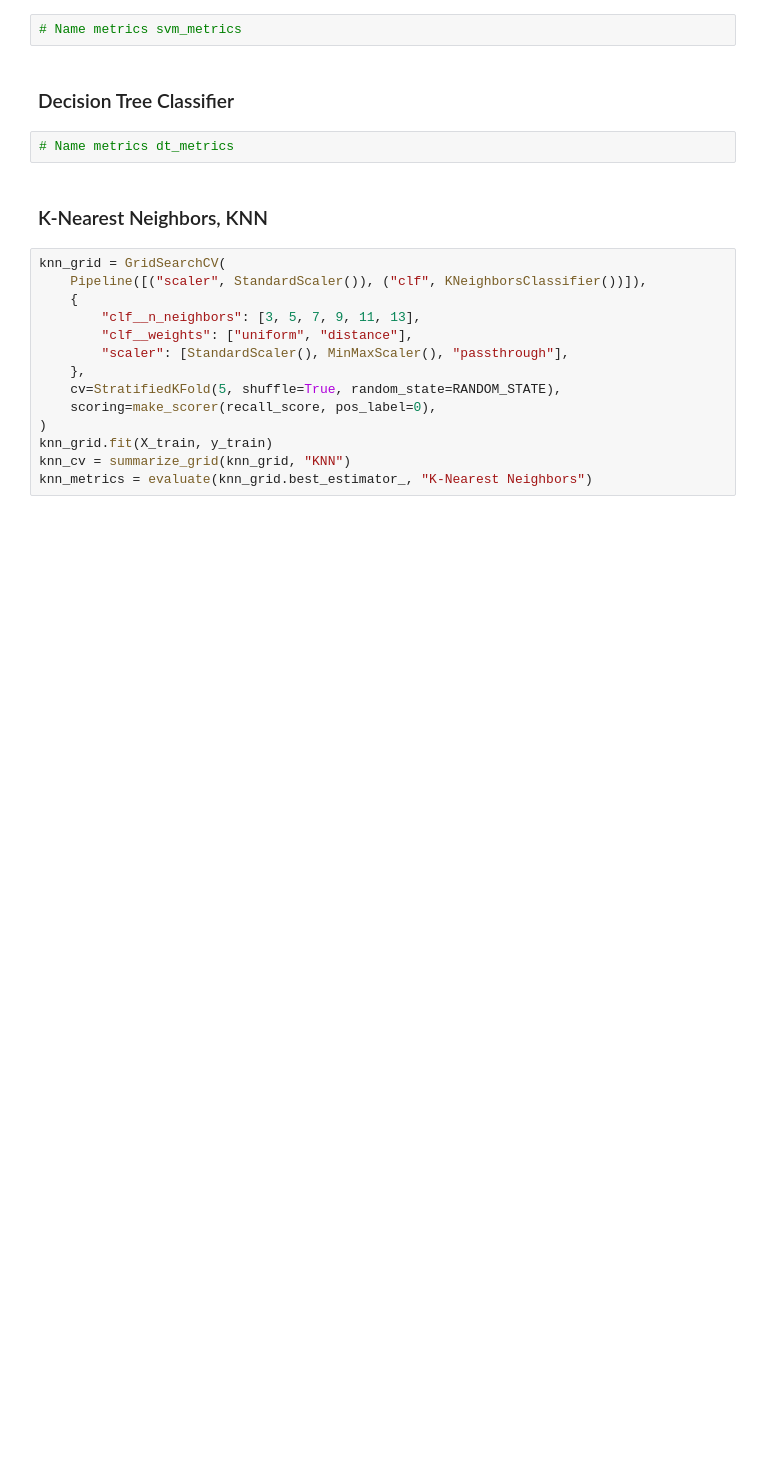
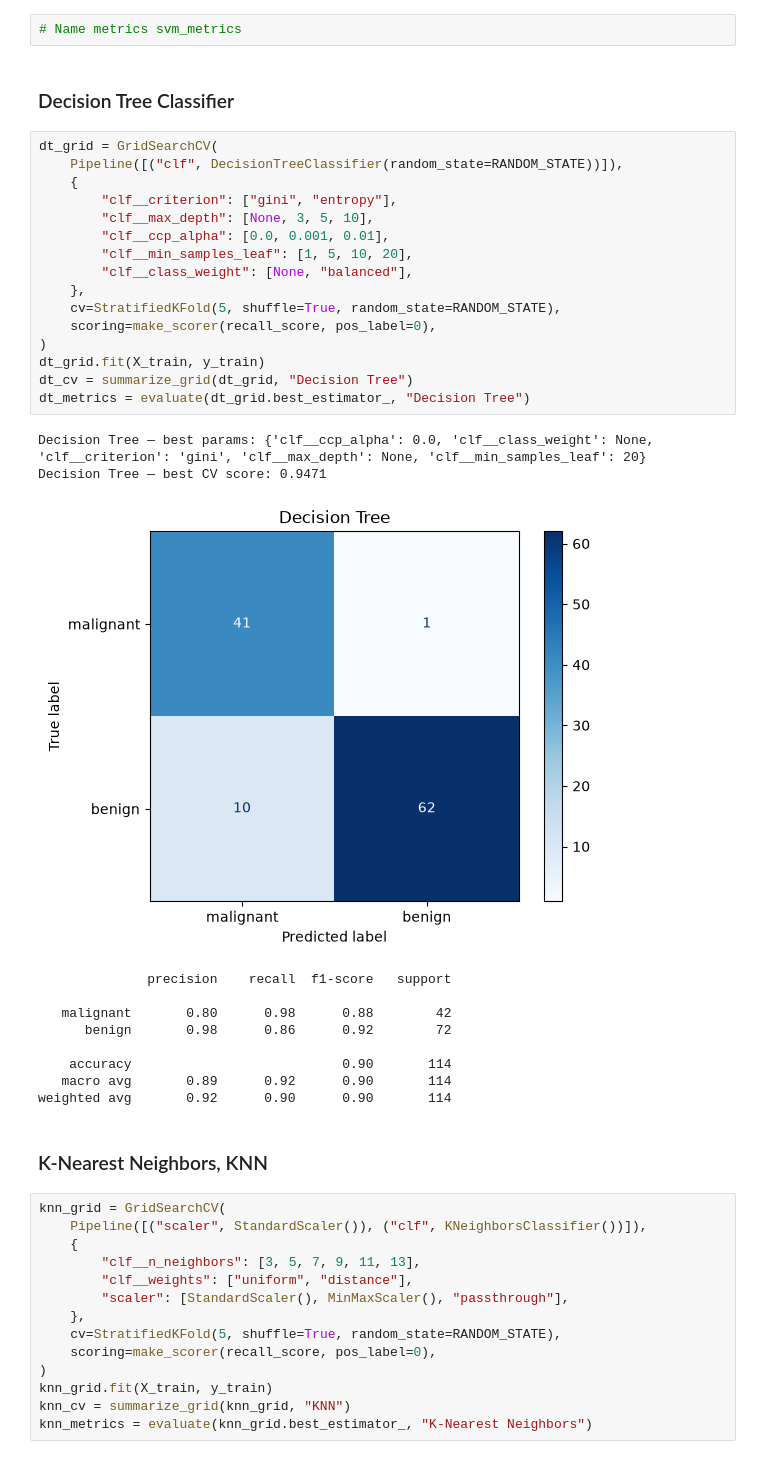
Before and after one commit to Jimmyjohn23/ML_Project1, a Jupyter notebook: main.ipynb, the cells around one changed output. Drawn from its saved outputs; the diff is of its cells as text; blank space fills up the shorter version.

```diff
--- a/main.ipynb
+++ b/main.ipynb
@@ -151,7 +151,33 @@ weighted avg       0.96      0.96      0.96       114
 # %% [markdown]
 ### Decision Tree Classifier
 # %%
-# Name metrics dt_metrics
+dt_grid = GridSearchCV(
+    Pipeline([("clf", DecisionTreeClassifier(random_state=RANDOM_STATE))]),
+    {
+        "clf__criterion": ["gini", "entropy"],
+        "clf__max_depth": [None, 3, 5, 10],
+        "clf__ccp_alpha": [0.0, 0.001, 0.01],
+        "clf__min_samples_leaf": [1, 5, 10, 20],
+        "clf__class_weight": [None, "balanced"],
+    },
+    cv=StratifiedKFold(5, shuffle=True, random_state=RANDOM_STATE),
+    scoring=make_scorer(recall_score, pos_label=0),
+)
+dt_grid.fit(X_train, y_train)
+dt_cv = summarize_grid(dt_grid, "Decision Tree")
+dt_metrics = evaluate(dt_grid.best_estimator_, "Decision Tree")
+# %% [output]
+Decision Tree — best params: {'clf__ccp_alpha': 0.0, 'clf__class_weight': None, 'clf__criterion': 'gini', 'clf__max_depth': None, 'clf__min_samples_leaf': 20}
+Decision Tree — best CV score: 0.9471
+[figure, added]
+              precision    recall  f1-score   support
+
+   malignant       0.80      0.98      0.88        42
+      benign       0.98      0.86      0.92        72
+
+    accuracy                           0.90       114
+   macro avg       0.89      0.92      0.90       114
+weighted avg       0.92      0.90      0.90       114
 # %% [markdown]
 ### K-Nearest Neighbors, KNN
 # %%
```
Also changed, not shown: parts of 4 cells of this notebook, 4 other files.
